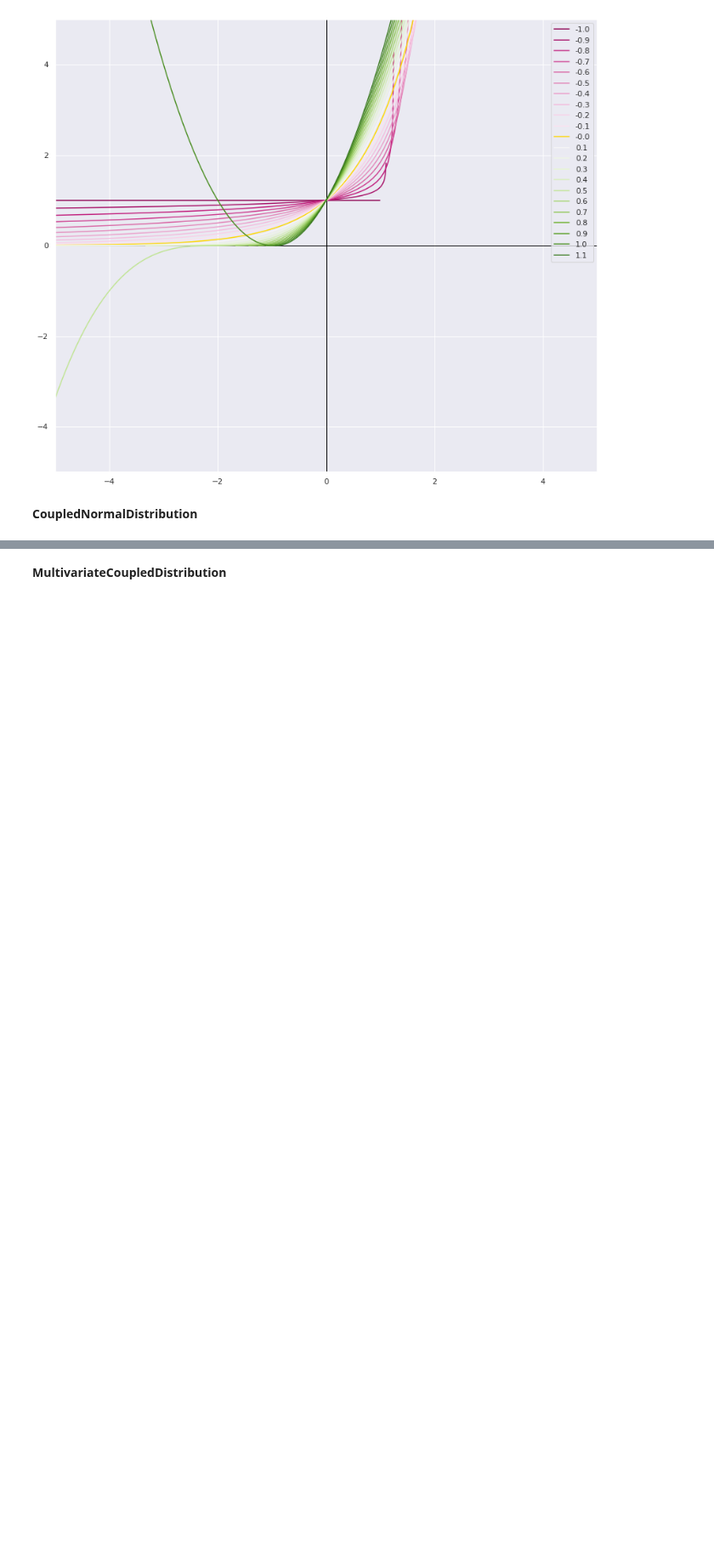
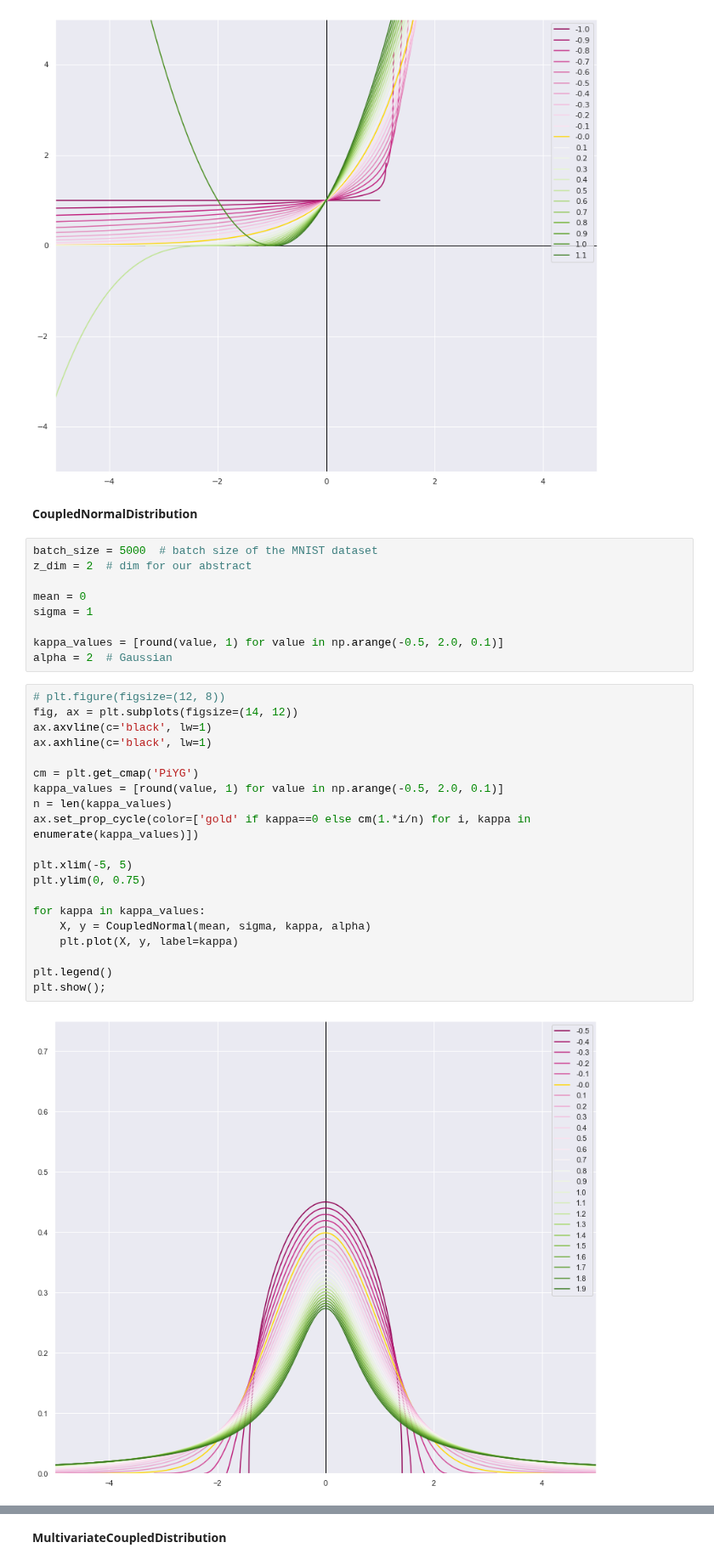
Before and after one commit to Photrek/Nonlinear-Statistical-Coupling, a Jupyter notebook: nsc/plots.ipynb, the cells around one changed output, grey strips where cells are left out. Shown at 85% size. Drawn from its saved outputs; the diff is of its cells as text; blank space fills up the shorter version.

```diff
--- a/nsc/plots.ipynb
+++ b/nsc/plots.ipynb
@@ -98,3 +95,34 @@ plt.show();
 [figure]
 # %% [markdown]
 **CoupledNormalDistribution**
+# %%
+batch_size = 5000  # batch size of the MNIST dataset
+z_dim = 2  # dim for our abstract
+
+mean = 0
+sigma = 1
+
+kappa_values = [round(value, 1) for value in np.arange(-0.5, 2.0, 0.1)]
+alpha = 2  # Gaussian
+# %%
+# plt.figure(figsize=(12, 8))
+fig, ax = plt.subplots(figsize=(14, 12))
+ax.axvline(c='black', lw=1)
+ax.axhline(c='black', lw=1)
+
+cm = plt.get_cmap('PiYG')
+kappa_values = [round(value, 1) for value in np.arange(-0.5, 2.0, 0.1)]
+n = len(kappa_values)
+ax.set_prop_cycle(color=['gold' if kappa==0 else cm(1.*i/n) for i, kappa in enumerate(kappa_values)])
+
+plt.xlim(-5, 5)
+plt.ylim(0, 0.75)
+
+for kappa in kappa_values:
+    X, y = CoupledNormal(mean, sigma, kappa, alpha)
+    plt.plot(X, y, label=kappa)
+
+plt.legend()
+plt.show();
+# %% [output]
+[figure, added]
```
Also changed, not shown: parts of 5 cells of this notebook, 1 other file.
